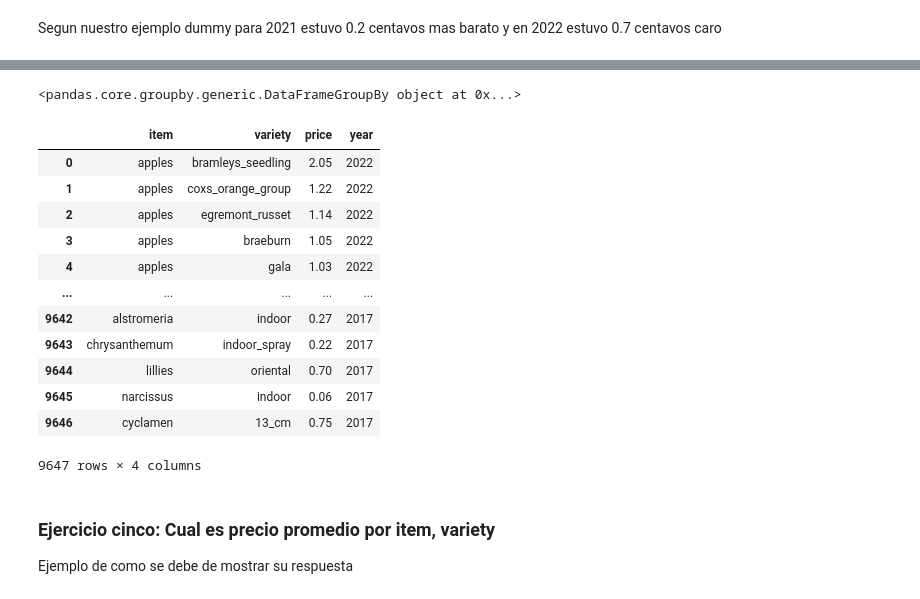
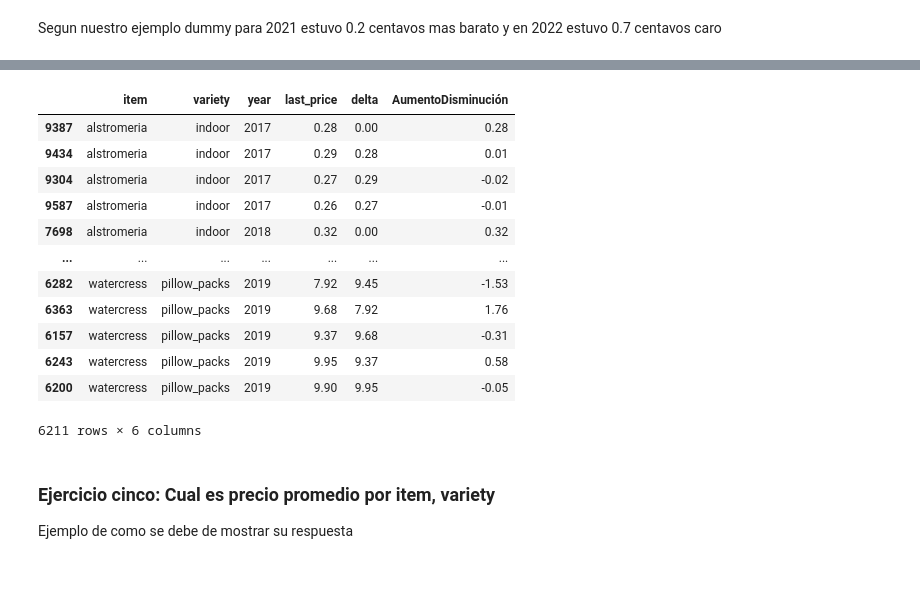
Before and after one commit to DeibyLopez1/vegetables-eda, a Jupyter notebook: EDA.ipynb, the cells around one changed output, grey strips where cells are left out. Drawn from its saved outputs; the diff is of its cells as text; code cells hidden in the pictures.

```diff
--- a/EDA.ipynb
+++ b/EDA.ipynb
@@ -176,4 +167,4 @@ pd.DataFrame({
 # %% [markdown]
 Segun nuestro ejemplo dummy para 2021 estuvo 0.2 centavos mas barato y en 2022 estuvo 0.7 centavos caro
 # %%
-y=vdf.loc[:,['item','variety','price','year']]
+lastValue=lastValue.sort_values(['item','variety'])
@@ -196,23 +171,25 @@ y
 # %%
-y.groupby(['year','item','variety','price'], as_index=False)
+lastValue['delta']=lastValue.groupby(['item','variety','year'],as_index=False)['last_price'].shift(1)
-# %% [output]
-<pandas.core.groupby.generic.DataFrameGroupBy object at 0x...>
-# %%
-y
-# %% [output]
-|  | item | variety | price | year |
-| 0 | apples | bramleys_seedling | 2.05 | 2022 |
-| 1 | apples | coxs_orange_group | 1.22 | 2022 |
-| 2 | apples | egremont_russet | 1.14 | 2022 |
-| 3 | apples | braeburn | 1.05 | 2022 |
-| 4 | apples | gala | 1.03 | 2022 |
-| ... | ... | ... | ... | ... |
-| 9642 | alstromeria | indoor | 0.27 | 2017 |
-| 9643 | chrysanthemum | indoor_spray | 0.22 | 2017 |
-| 9644 | lillies | oriental | 0.70 | 2017 |
-| 9645 | narcissus | indoor | 0.06 | 2017 |
-| 9646 | cyclamen | 13_cm | 0.75 | 2017 |
-9647 rows × 4 columns
+# %%
+lastValue=lastValue.fillna(0)
+# %%
+lastValue['AumentoDisminución']=(lastValue['last_price']-lastValue['delta'])
+# %%
+lastValue
+# %% [output]
+|  | item | variety | year | last_price | delta | AumentoDisminución |
+| 9387 | alstromeria | indoor | 2017 | 0.28 | 0.00 | 0.28 |
+| 9434 | alstromeria | indoor | 2017 | 0.29 | 0.28 | 0.01 |
+| 9304 | alstromeria | indoor | 2017 | 0.27 | 0.29 | -0.02 |
+| 9587 | alstromeria | indoor | 2017 | 0.26 | 0.27 | -0.01 |
+| 7698 | alstromeria | indoor | 2018 | 0.32 | 0.00 | 0.32 |
+| ... | ... | ... | ... | ... | ... | ... |
+| 6282 | watercress | pillow_packs | 2019 | 7.92 | 9.45 | -1.53 |
+| 6363 | watercress | pillow_packs | 2019 | 9.68 | 7.92 | 1.76 |
+| 6157 | watercress | pillow_packs | 2019 | 9.37 | 9.68 | -0.31 |
+| 6243 | watercress | pillow_packs | 2019 | 9.95 | 9.37 | 0.58 |
+| 6200 | watercress | pillow_packs | 2019 | 9.90 | 9.95 | -0.05 |
+6211 rows × 6 columns
 # %% [markdown]
 ### Ejercicio cinco: Cual es precio promedio por item, variety
 
```
Also changed, not shown: parts of 37 cells of this notebook.
